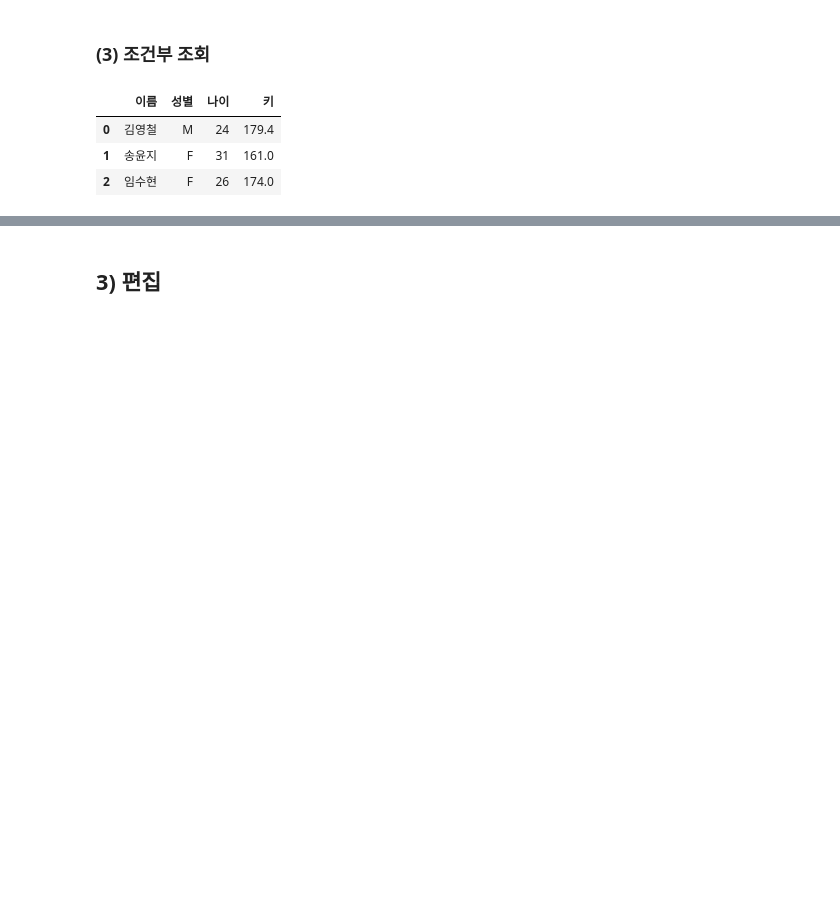
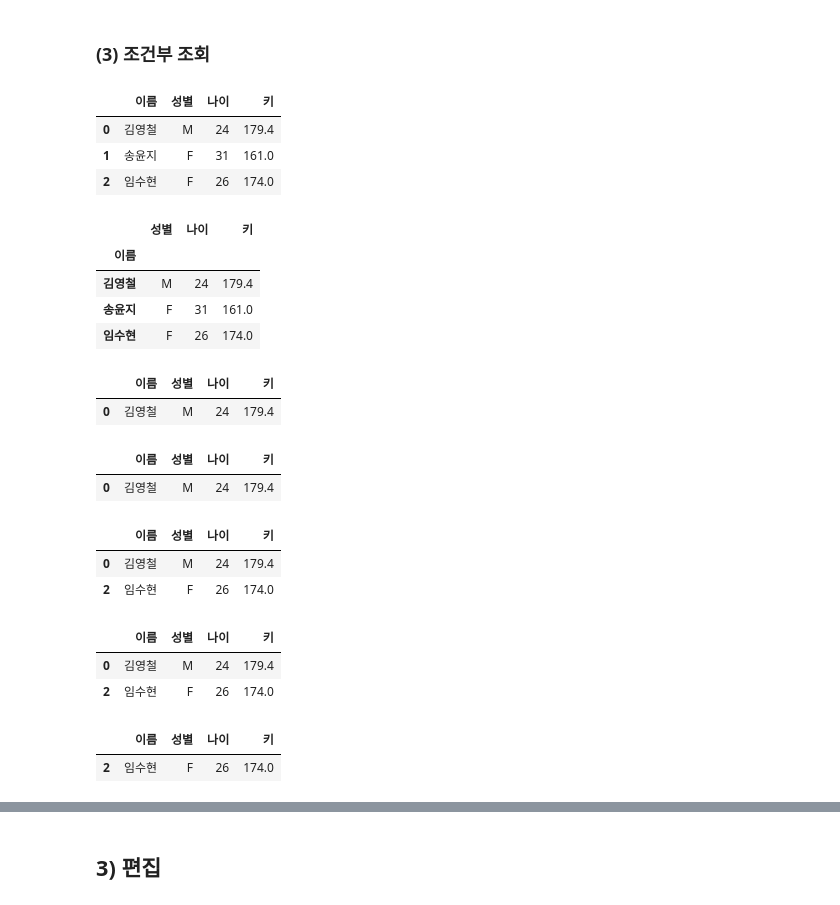
Before and after one commit to yojeongyujeong/yogurtyojung, a Jupyter notebook: 04_판다스_blank.ipynb, the cells around one changed output, grey strips where cells are left out. Cells and saved outputs as stored; diff of their text form; code cells hidden in the pictures; blank space fills up the shorter version.

```diff
--- a/04_판다스_blank.ipynb
+++ b/04_판다스_blank.ipynb
@@ -525,15 +529,52 @@ np.float64(179.4)
+# %%
+data1
+# %% [output]
+|  | 이름 | 성별 | 나이 | 키 |
+| 0 | 김영철 | M | 24 | 179.4 |
+| 1 | 송윤지 | F | 31 | 161.0 |
+| 2 | 임수현 | F | 26 | 174.0 |
+# %%
+data4
+# %% [output]
+|  | 성별 | 나이 | 키 |
+| 이름 |  |  |  |
+| 김영철 | M | 24 | 179.4 |
+| 송윤지 | F | 31 | 161.0 |
+| 임수현 | F | 26 | 174.0 |
 # %%
 # 성별이 M인 데이터 조회
 
-data1
-
-data1.
+data1[data1["성별"] == "M"]
 # %% [output]
 |  | 이름 | 성별 | 나이 | 키 |
 | 0 | 김영철 | M | 24 | 179.4 |
-| 1 | 송윤지 | F | 31 | 161.0 |
-| 2 | 임수현 | F | 26 | 174.0 |
+# %%
+# 성별이 M인 데이터 조회
+
+data1.loc[data1["성별"] == "M"]
+# %% [output]
+|  | 이름 | 성별 | 나이 | 키 |
+| 0 | 김영철 | M | 24 | 179.4 |
 # %%
 # 키가 170이 넘는 사람들 조회
+
+data1[data1["키"] >= 170]
+# %% [output]
+|  | 이름 | 성별 | 나이 | 키 |
+| 0 | 김영철 | M | 24 | 179.4 |
+| 2 | 임수현 | F | 26 | 174.0 |
+# %%
+# 키가 170이 넘는 사람들 조회
+
+data1.loc[data1["키"] >= 170]
+# %% [output]
+|  | 이름 | 성별 | 나이 | 키 |
+| 0 | 김영철 | M | 24 | 179.4 |
+| 2 | 임수현 | F | 26 | 174.0 |
 # %%
-# 성별이 F이면서 키가 170이상인 사람 조회
+# 성별이 F이면서 키가 170이상인 사람 조회 (if "성별" == "F" & "키" >= 170)
+
+data1.loc[(data1["성별"] == "F")&(data1["키"] >= 170)]
+# %% [output]
+|  | 이름 | 성별 | 나이 | 키 |
+| 2 | 임수현 | F | 26 | 174.0 |
```
Also changed, not shown: parts of 27 cells of this notebook, 1 other file.
